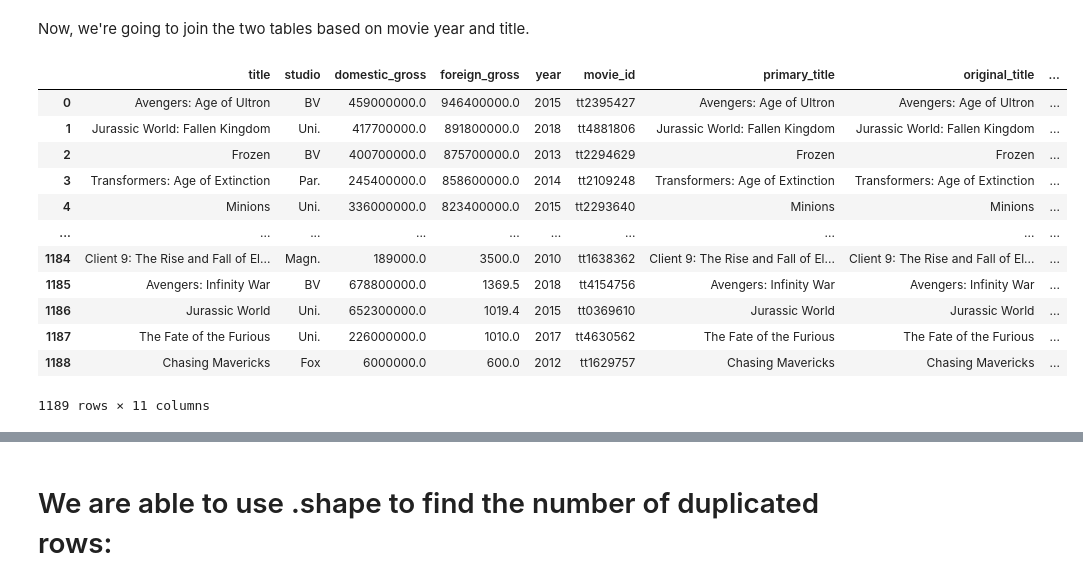
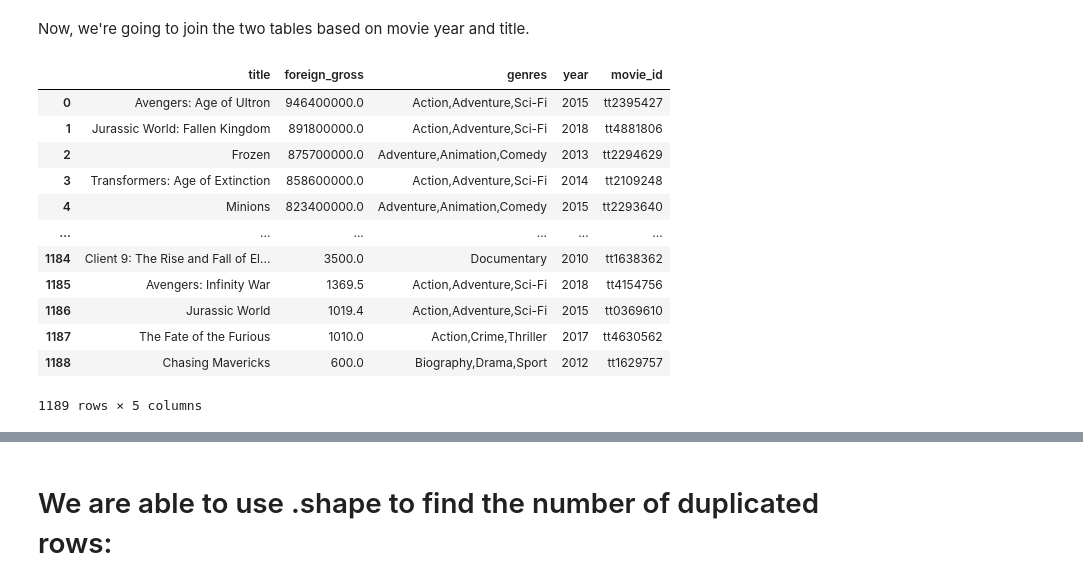
Before and after one commit to neurosxx/dsc-phase-2-project-v3, a Jupyter notebook: movie_analysis.ipynb, the cells around one changed output, grey strips where cells are left out. Cells and saved outputs as stored; diff of their text form; code cells hidden in the pictures.

```diff
--- a/movie_analysis.ipynb
+++ b/movie_analysis.ipynb
@@ -572,24 +572,24 @@ Now, we're going to join the two tables based on movie year and title.
 # %%
 # We do not require the movie_id column for the first question, but we will in the second question.
 bom_movie_basics_joined = pd.read_sql_query("""
-SELECT *
+SELECT movie_gross.title, movie_gross.foreign_gross, movie_basics.genres, movie_gross.year, movie_basics.movie_id
 FROM movie_gross
 INNER JOIN movie_basics
 ON movie_gross.title=movie_basics.original_title AND movie_gross.year=movie_basics.start_year
 ORDER BY foreign_gross DESC;
 """, conn)
 bom_movie_basics_joined
 # %% [output]
-|  | title | studio | domestic_gross | foreign_gross | year | movie_id | primary_title | original_title | ... |
-| 0 | Avengers: Age of Ultron | BV | 459000000.0 | 946400000.0 | 2015 | tt2395427 | Avengers: Age of Ultron | Avengers: Age of Ultron | ... |
-| 1 | Jurassic World: Fallen Kingdom | Uni. | 417700000.0 | 891800000.0 | 2018 | tt4881806 | Jurassic World: Fallen Kingdom | Jurassic World: Fallen Kingdom | ... |
-| 2 | Frozen | BV | 400700000.0 | 875700000.0 | 2013 | tt2294629 | Frozen | Frozen | ... |
-| 3 | Transformers: Age of Extinction | Par. | 245400000.0 | 858600000.0 | 2014 | tt2109248 | Transformers: Age of Extinction | Transformers: Age of Extinction | ... |
-| 4 | Minions | Uni. | 336000000.0 | 823400000.0 | 2015 | tt2293640 | Minions | Minions | ... |
-| ... | ... | ... | ... | ... | ... | ... | ... | ... | ... |
-| 1184 | Client 9: The Rise and Fall of El... | Magn. | 189000.0 | 3500.0 | 2010 | tt1638362 | Client 9: The Rise and Fall of El... | Client 9: The Rise and Fall of El... | ... |
-| 1185 | Avengers: Infinity War | BV | 678800000.0 | 1369.5 | 2018 | tt4154756 | Avengers: Infinity War | Avengers: Infinity War | ... |
-| 1186 | Jurassic World | Uni. | 652300000.0 | 1019.4 | 2015 | tt0369610 | Jurassic World | Jurassic World | ... |
-| 1187 | The Fate of the Furious | Uni. | 226000000.0 | 1010.0 | 2017 | tt4630562 | The Fate of the Furious | The Fate of the Furious | ... |
-| 1188 | Chasing Mavericks | Fox | 6000000.0 | 600.0 | 2012 | tt1629757 | Chasing Mavericks | Chasing Mavericks | ... |
+|  | title | foreign_gross | genres | year | movie_id |
+| 0 | Avengers: Age of Ultron | 946400000.0 | Action,Adventure,Sci-Fi | 2015 | tt2395427 |
+| 1 | Jurassic World: Fallen Kingdom | 891800000.0 | Action,Adventure,Sci-Fi | 2018 | tt4881806 |
+| 2 | Frozen | 875700000.0 | Adventure,Animation,Comedy | 2013 | tt2294629 |
+| 3 | Transformers: Age of Extinction | 858600000.0 | Action,Adventure,Sci-Fi | 2014 | tt2109248 |
+| 4 | Minions | 823400000.0 | Adventure,Animation,Comedy | 2015 | tt2293640 |
+| ... | ... | ... | ... | ... | ... |
+| 1184 | Client 9: The Rise and Fall of El... | 3500.0 | Documentary | 2010 | tt1638362 |
+| 1185 | Avengers: Infinity War | 1369.5 | Action,Adventure,Sci-Fi | 2018 | tt4154756 |
+| 1186 | Jurassic World | 1019.4 | Action,Adventure,Sci-Fi | 2015 | tt0369610 |
+| 1187 | The Fate of the Furious | 1010.0 | Action,Crime,Thriller | 2017 | tt4630562 |
+| 1188 | Chasing Mavericks | 600.0 | Biography,Drama,Sport | 2012 | tt1629757 |
-1189 rows × 11 columns
+1189 rows × 5 columns
```
Also changed, not shown: parts of 8 cells of this notebook.
